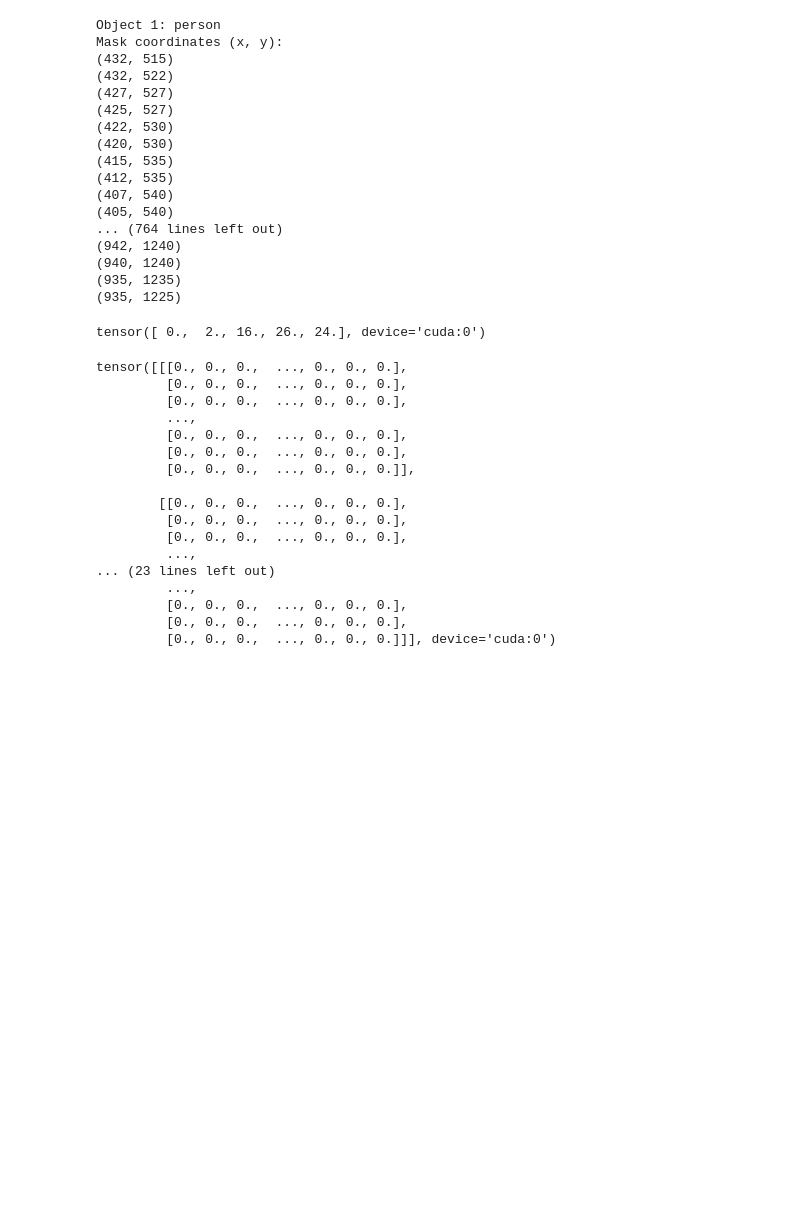
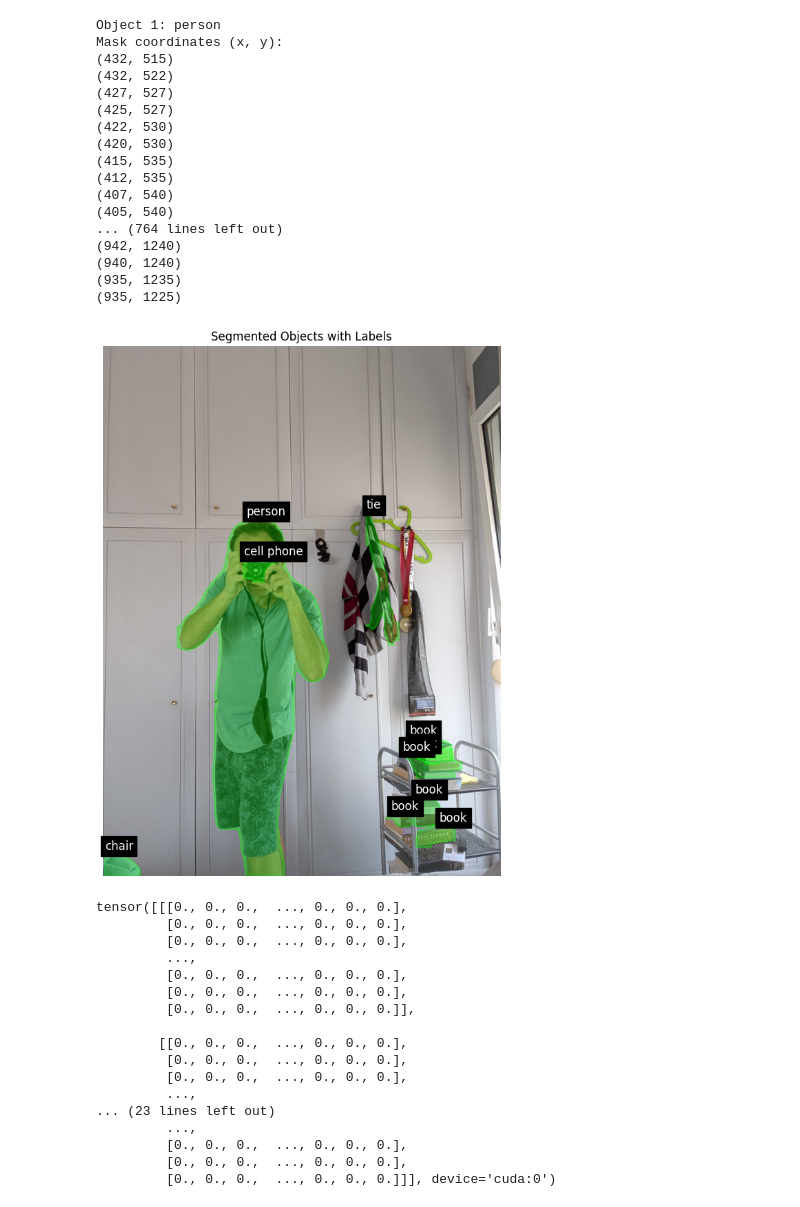
Before and after one commit to georgekasa/photography, a Jupyter notebook: notebooks/train-yolov8-instance-segmentation-on-custom-dataset.ipynb, the cells around one changed output. Cells and saved outputs as stored; diff of their text form; code cells hidden in the pictures; blank space fills up the shorter version.

```diff
--- a/notebooks/train-yolov8-instance-segmentation-on-custom-dataset.ipynb
+++ b/notebooks/train-yolov8-instance-segmentation-on-custom-dataset.ipynb
@@ -201,10 +201,49 @@ Mask coordinates (x, y):
 (940, 1240)
 (935, 1235)
 (935, 1225)
-# %%
-results[0].boxes.cls
-# %% [output]
-tensor([ 0.,  2., 16., 26., 24.], device='cuda:0')
+# %%
+import cv2
+import matplotlib.pyplot as plt
+import numpy as np
+
+# Load original image
+image_path = '/content/original.jpg'
+image = cv2.imread(image_path)
+image = cv2.cvtColor(image, cv2.COLOR_BGR2RGB)  # convert for matplotlib
+
+# Get results
+result = results[0]
+names = model.names
+
+# Plot image
+plt.figure(figsize=(10, 10))
+plt.imshow(image)
+ax = plt.gca()
+
+# Draw each mask polygon
+for i in range(len(result.boxes.cls)):
+    class_id = int(result.boxes.cls[i])
+    class_name = names[class_id]
+
+    if result.masks is not None:
+        mask_coords = result.masks.xy[i]  # Nx2 polygon (x, y)
+        polygon = np.array(mask_coords, dtype=np.int32)
+
+        # Create polygon patch
+        poly_patch = plt.Polygon(
+            polygon, closed=True, fill=True, edgecolor='lime', facecolor='lime', alpha=0.3, linewidth=2
+        )
+        ax.add_patch(poly_patch)
+
+        # Label the object near the first coordinate
+        x0, y0 = polygon[0]
+        plt.text(x0, y0 - 5, f'{class_name}', color='white', fontsize=12, backgroundcolor='black')
+
+plt.axis('off')
+plt.title("Segmented Objects with Labels")
+plt.show()
+# %% [output]
+[figure, added]
 # %%
 results[0].masks.data
 # %% [output]
```
